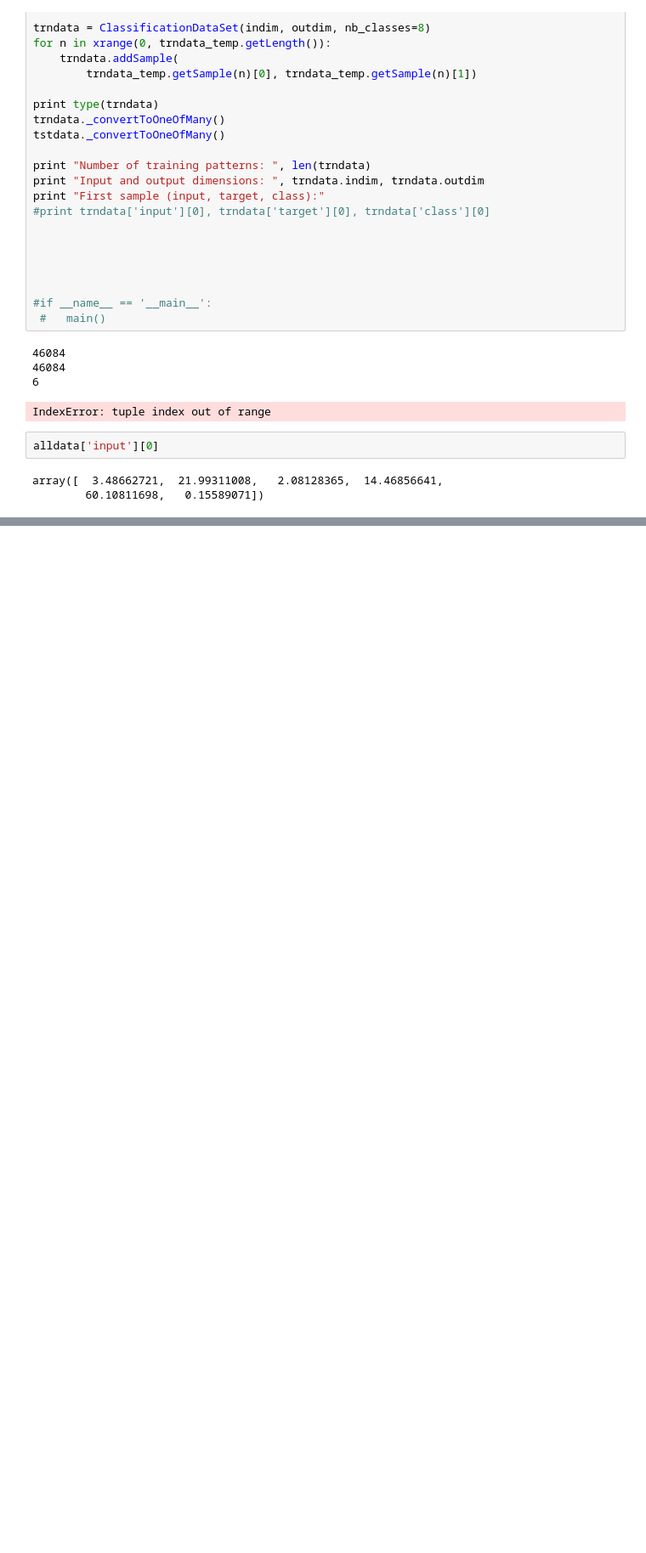
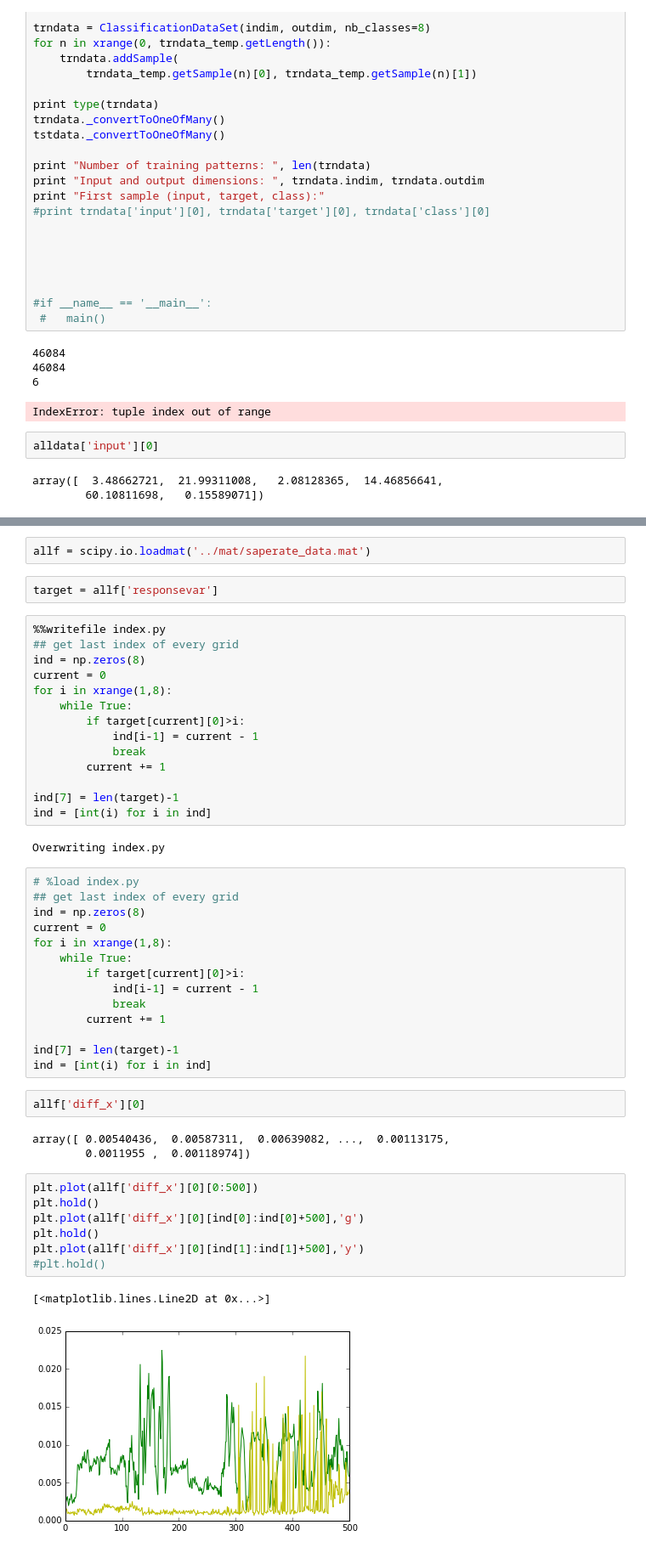
Before and after one commit to asrafulashiq/spcup, a Jupyter notebook: py/test.ipynb, the cells around one changed output, grey strips where cells are left out. Shown at 85% size. Drawn from its saved outputs; the diff is of its cells as text; blank space fills up the shorter version.

```diff
--- a/py/test.ipynb
+++ b/py/test.ipynb
@@ -1152,0 +1151,49 @@ array([  3.48662721,  21.99311008,   2.08128365,  14.46856641,
+# %%
+allf = scipy.io.loadmat('../mat/saperate_data.mat')
+# %%
+target = allf['responsevar']
+# %%
+%%writefile index.py
+## get last index of every grid
+ind = np.zeros(8)
+current = 0
+for i in xrange(1,8):
+    while True:
+        if target[current][0]>i:
+            ind[i-1] = current - 1
+            break
+        current += 1
+
+ind[7] = len(target)-1
+ind = [int(i) for i in ind]
+# %% [output]
+Overwriting index.py
+# %%
+# %load index.py
+## get last index of every grid
+ind = np.zeros(8)
+current = 0
+for i in xrange(1,8):
+    while True:
+        if target[current][0]>i:
+            ind[i-1] = current - 1
+            break
+        current += 1
+
+ind[7] = len(target)-1
+ind = [int(i) for i in ind]
+# %%
+allf['diff_x'][0]
+# %% [output]
+array([ 0.00540436,  0.00587311,  0.00639082, ...,  0.00113175,
+        0.0011955 ,  0.00118974])
+# %%
+plt.plot(allf['diff_x'][0][0:500])
+plt.hold()
+plt.plot(allf['diff_x'][0][ind[0]:ind[0]+500],'g')
+plt.hold()
+plt.plot(allf['diff_x'][0][ind[1]:ind[1]+500],'y')
+#plt.hold()
+# %% [output]
+[<matplotlib.lines.Line2D at 0x...>]
+[figure, added]
```
Also changed, not shown: parts of 13 cells of this notebook, 12 other files.
